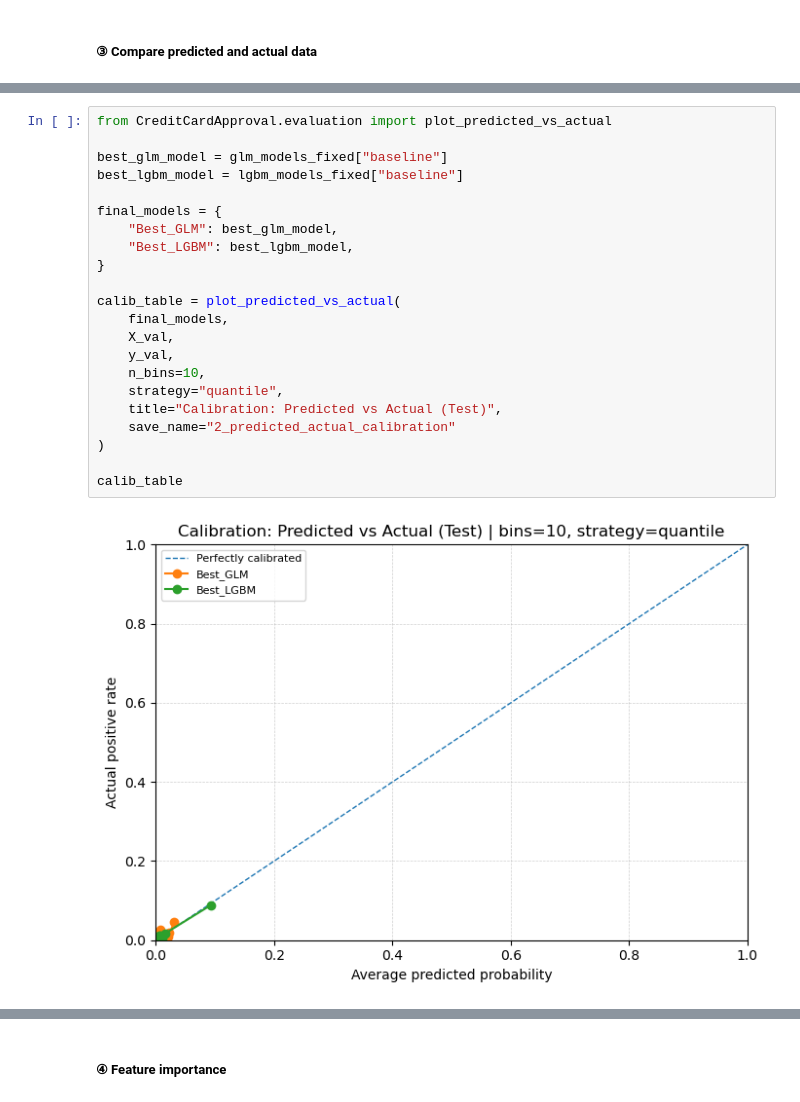
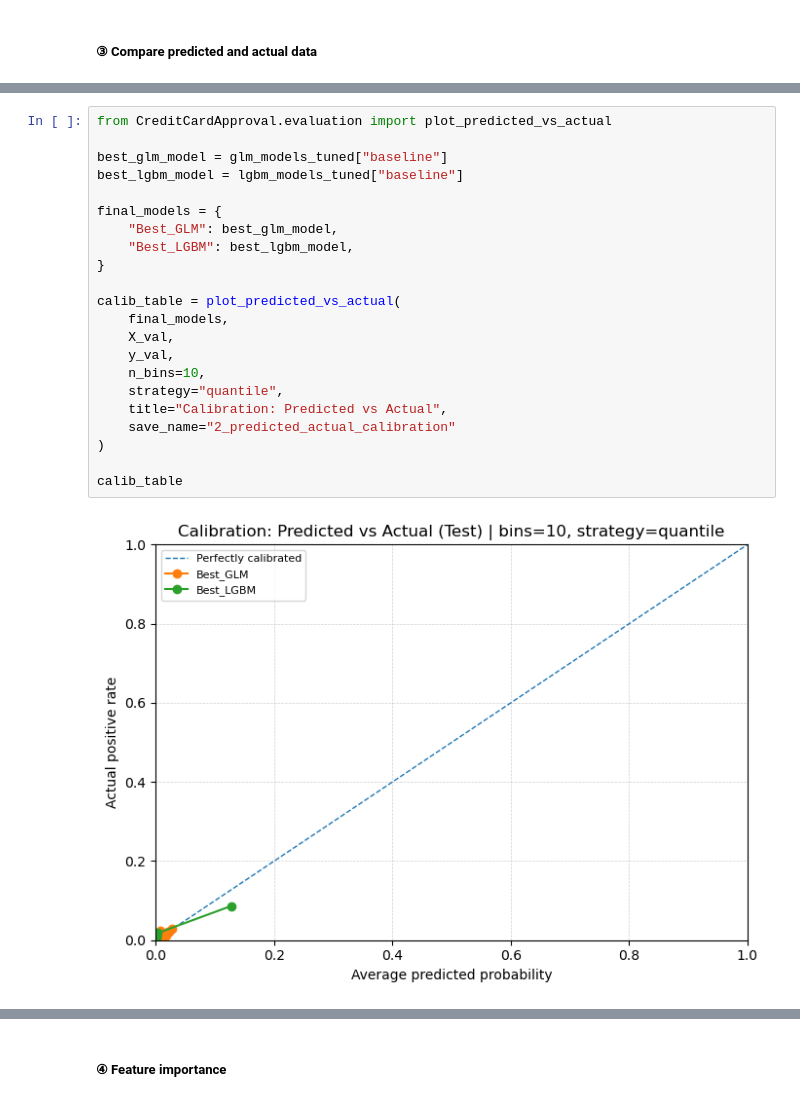
Before and after one commit to IvoryCccn/D100-D400-Project, a Jupyter notebook: notebooks/run_pipeline.ipynb, the cells around one changed output, grey strips where cells are left out. Saved outputs shown, nothing was run; the diff lists cells and outputs as text.

```diff
--- a/notebooks/run_pipeline.ipynb
+++ b/notebooks/run_pipeline.ipynb
@@ -470,25 +507,25 @@ Notably, resampling techniques such as SMOTE and undersampling do not improve mo
 # %%
 from CreditCardApproval.evaluation import plot_predicted_vs_actual
 
-best_glm_model = glm_models_fixed["baseline"]
-best_lgbm_model = lgbm_models_fixed["baseline"]
+best_glm_model = glm_models_tuned["baseline"]
+best_lgbm_model = lgbm_models_tuned["baseline"]
 
 final_models = {
     "Best_GLM": best_glm_model,
     "Best_LGBM": best_lgbm_model,
 }
 
 calib_table = plot_predicted_vs_actual(
     final_models,
     X_val,
     y_val,
     n_bins=10,
     strategy="quantile",
-    title="Calibration: Predicted vs Actual (Test)",
+    title="Calibration: Predicted vs Actual",
     save_name="2_predicted_actual_calibration"
 )
 
 calib_table
 # %% [output]
-[figure, old version]
+[figure, new version]
 |  | bin | n | actual_rate | avg_pred | min_pred | max_pred | model | n_bins_used |
```
Also changed, not shown: parts of 25 cells of this notebook, 6 other files.
